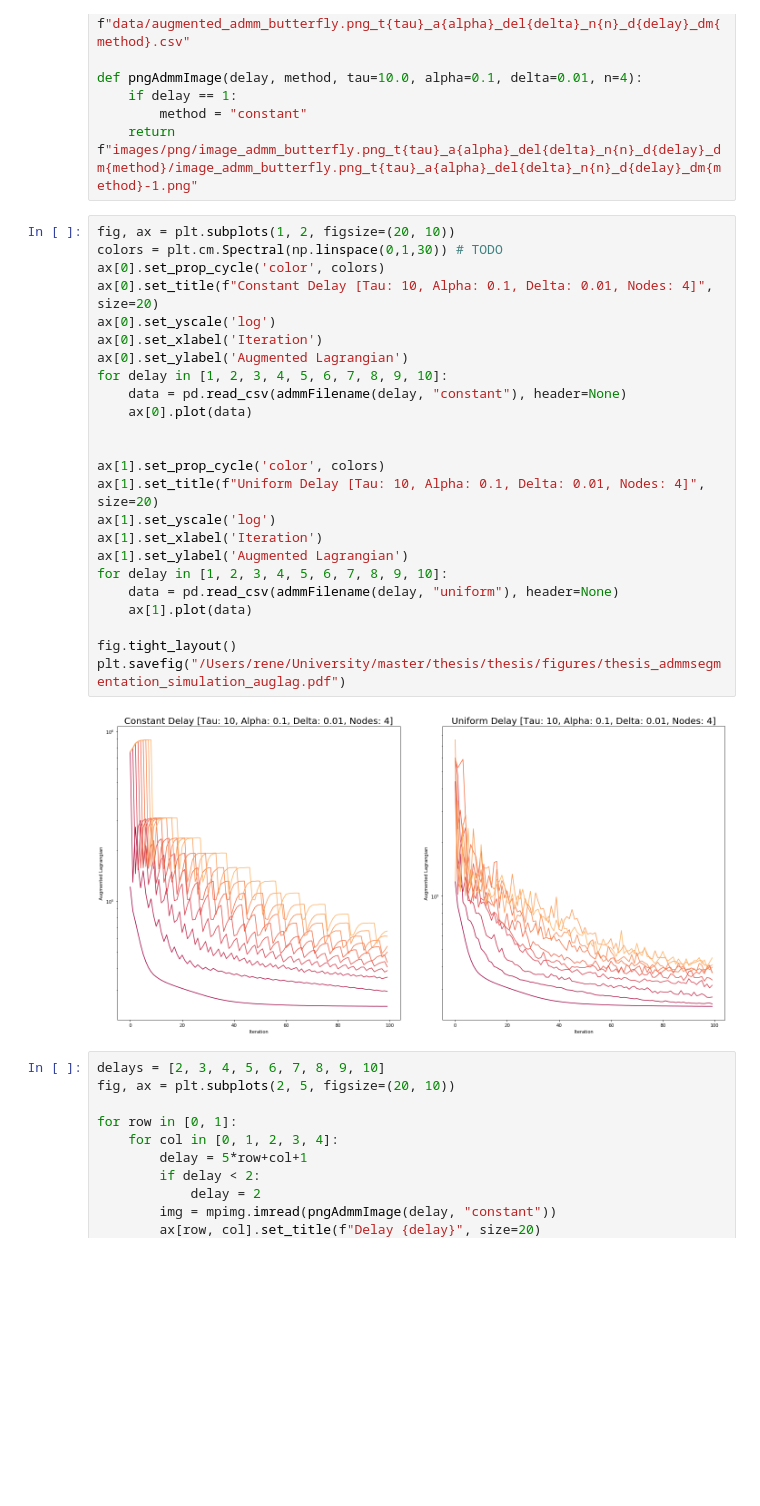
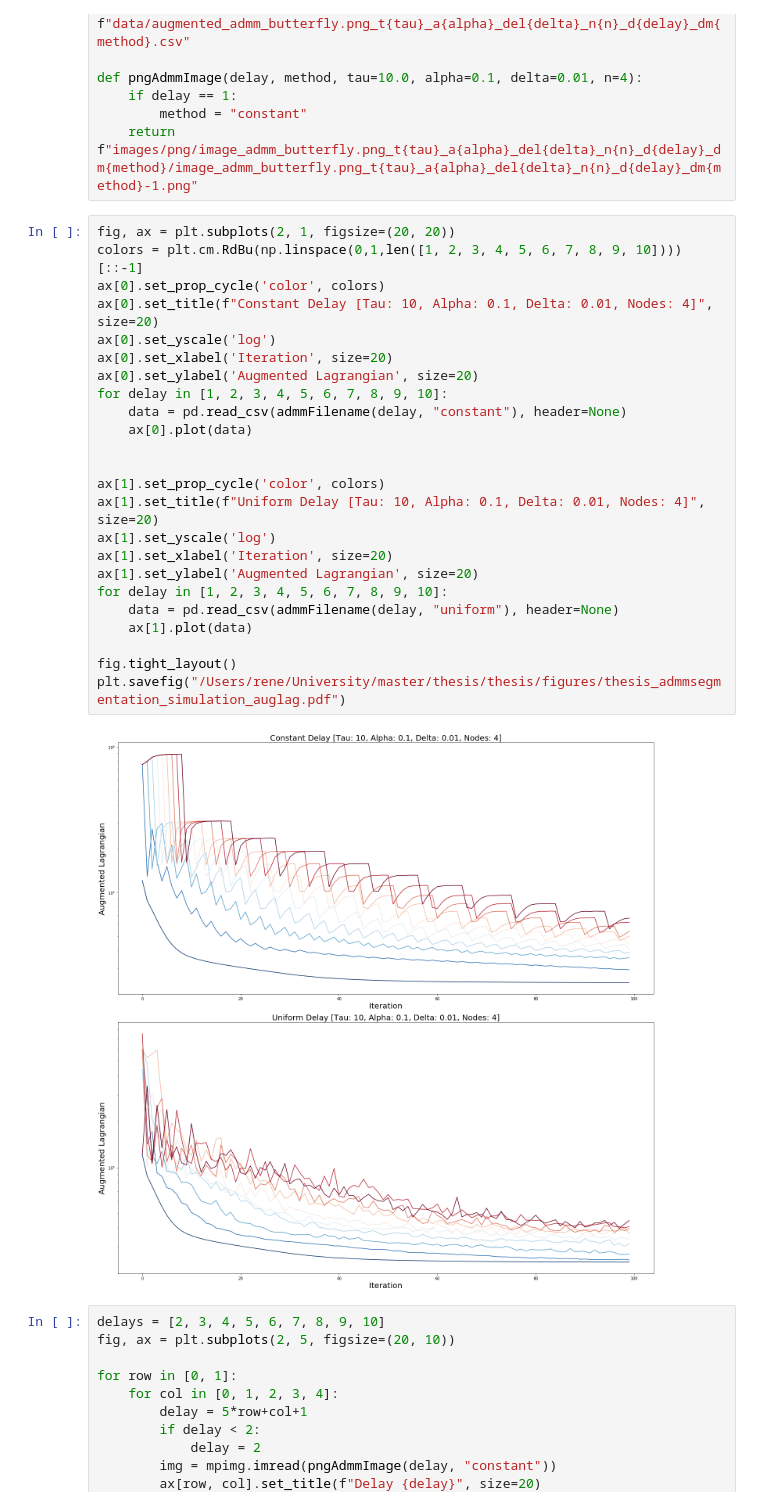
Before and after one commit to filipre/master-experiments, a Jupyter notebook: admm-segmentation/visualizations.ipynb, the cells around one changed output. Drawn from its saved outputs; the diff is of its cells as text; blank space fills up the shorter version.

```diff
--- a/admm-segmentation/visualizations.ipynb
+++ b/admm-segmentation/visualizations.ipynb
@@ -151,31 +151,31 @@ def pngAdmmImage(delay, method, tau=10.0, alpha=0.1, delta=0.01, n=4):
         method = "constant"
     return f"images/png/image_admm_butterfly.png_t{tau}_a{alpha}_del{delta}_n{n}_d{delay}_dm{method}/image_admm_butterfly.png_t{tau}_a{alpha}_del{delta}_n{n}_d{delay}_dm{method}-1.png"
 # %%
-fig, ax = plt.subplots(1, 2, figsize=(20, 10))
-colors = plt.cm.Spectral(np.linspace(0,1,30)) # TODO
+fig, ax = plt.subplots(2, 1, figsize=(20, 20))
+colors = plt.cm.RdBu(np.linspace(0,1,len([1, 2, 3, 4, 5, 6, 7, 8, 9, 10])))[::-1]
 ax[0].set_prop_cycle('color', colors)
 ax[0].set_title(f"Constant Delay [Tau: 10, Alpha: 0.1, Delta: 0.01, Nodes: 4]", size=20)
 ax[0].set_yscale('log')
-ax[0].set_xlabel('Iteration')
-ax[0].set_ylabel('Augmented Lagrangian')
+ax[0].set_xlabel('Iteration', size=20)
+ax[0].set_ylabel('Augmented Lagrangian', size=20)
 for delay in [1, 2, 3, 4, 5, 6, 7, 8, 9, 10]:
     data = pd.read_csv(admmFilename(delay, "constant"), header=None)
     ax[0].plot(data)
 
 
 ax[1].set_prop_cycle('color', colors)
 ax[1].set_title(f"Uniform Delay [Tau: 10, Alpha: 0.1, Delta: 0.01, Nodes: 4]", size=20)
 ax[1].set_yscale('log')
-ax[1].set_xlabel('Iteration')
-ax[1].set_ylabel('Augmented Lagrangian')
+ax[1].set_xlabel('Iteration', size=20)
+ax[1].set_ylabel('Augmented Lagrangian', size=20)
 for delay in [1, 2, 3, 4, 5, 6, 7, 8, 9, 10]:
     data = pd.read_csv(admmFilename(delay, "uniform"), header=None)
     ax[1].plot(data)
 
 fig.tight_layout()
 plt.savefig("/Users/rene/University/master/thesis/thesis/figures/thesis_admmsegmentation_simulation_auglag.pdf")
 # %% [output]
-[figure, old version]
+[figure, new version]
 # %%
 delays = [2, 3, 4, 5, 6, 7, 8, 9, 10]
 fig, ax = plt.subplots(2, 5, figsize=(20, 10))
```
Also changed, not shown: parts of 1 cell of this notebook, 3 other files.
